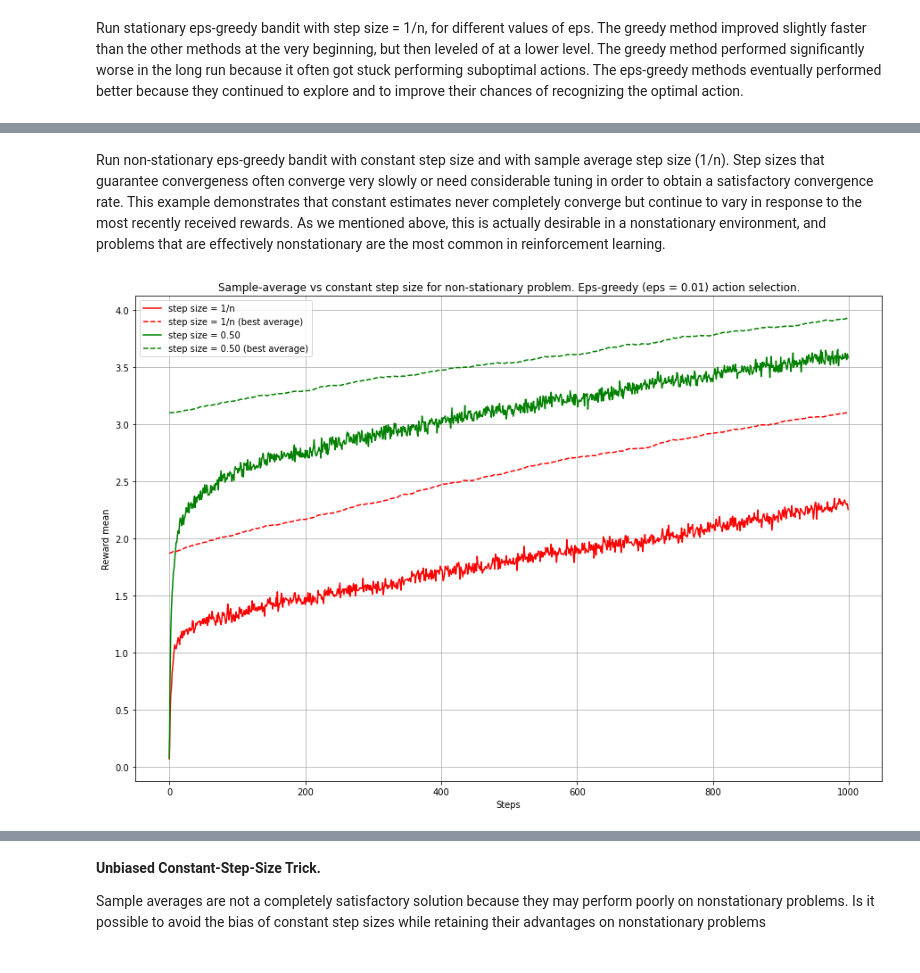
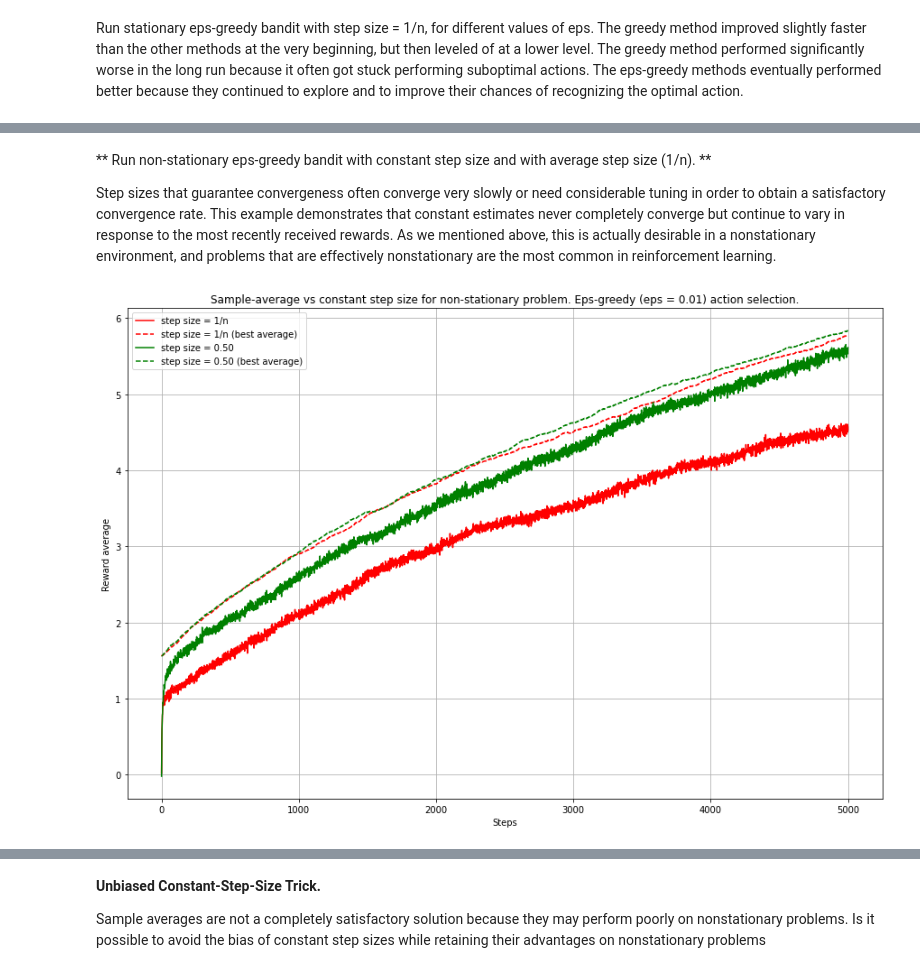
Before and after one commit to shamrous/RL, a Jupyter notebook: Bandit/Bandit.ipynb, the cells around one changed output, grey strips where cells are left out. Cells and saved outputs as stored; diff of their text form; code cells hidden in the pictures.

```diff
--- a/Bandit/Bandit.ipynb
+++ b/Bandit/Bandit.ipynb
@@ -37,7 +41,7 @@ def calculate_rewards_mean_per_step(bandits, steps):
 def draw_plot(title):
     plt.title(title)
     plt.xlabel("Steps")
-    plt.ylabel("Reward mean")
+    plt.ylabel("Reward average")
     plt.legend()
     plt.grid(True)
     plt.show()
@@ -58,13 +62,14 @@ The eps-greedy methods eventually performed better because they continued to exp
 the optimal action.
 # %%
 %%time
+steps = 2000
 fn_eps_greedy = partial(Bandit.configure,
-                    step_size = "sample_average", step_size_params = None,
-                    step_updater = "inc_to_error_stationary", step_updater_params = None,
+                    step_size = "average", step_size_params = None,
+                    step_updater = "stationary", step_updater_params = None,
                     init_Q = 0)
 
 for bandit in bandits:
-    fn_eps_greedy(bandit, action_selector = "greedy", action_selector_params = None)
+    fn_eps_greedy(bandit, action_selector = "eps_greedy", action_selector_params = None)
 steps_mean_greedy, steps_mean_greedy_best = calculate_rewards_mean_per_step(bandits, steps)
 
 for bandit in bandits:
@@ -88,32 +93,34 @@ Wall time: 3min 29s
 # %% [markdown]
-Run non-stationary eps-greedy bandit with constant step size and with sample average step size (1/n).  Step sizes that guarantee convergeness often converge very slowly or need considerable tuning in order to obtain a satisfactory convergence rate.
+** Run non-stationary eps-greedy bandit with constant step size and with average step size (1/n). **
+
+Step sizes that guarantee convergeness often converge very slowly or need considerable tuning in order to obtain a satisfactory convergence rate.
 This example demonstrates that constant estimates never completely converge but
 continue to vary in response to the most recently received rewards. As we mentioned
 above, this is actually desirable in a nonstationary environment, and problems that are
 effectively nonstationary are the most common in reinforcement learning.
 # %%
 %%time
-steps = 1000
+steps = 5000
 alpha = 0.5
 for bandit in bandits:
-    bandit.configure(step_size = "sample_average", step_size_params = None,
+    bandit.configure(step_size = "average", step_size_params = None,
                     action_selector = "eps_greedy", action_selector_params = {'eps':0.01},
-                    step_updater = "inc_to_error_non_stationary", step_updater_params = None,
+                    step_updater = "non_stationary", step_updater_params = None,
                     init_Q = 0)
 steps_mean_ns_eps_greedy, steps_mean_ns_eps_greedy_best = calculate_rewards_mean_per_step(bandits, steps)
 
 for bandit in bandits:
     bandit.configure(step_size = "constant", step_size_params = {'alpha':alpha},
                     action_selector = "eps_greedy", action_selector_params = {'eps':0.01},
-                    step_updater = "inc_to_error_non_stationary", step_updater_params = None,
+                    step_updater = "non_stationary", step_updater_params = None,
                     init_Q = 0)
 steps_mean_ns_eps_greedy_const, steps_mean_ns_eps_greedy_const_best = calculate_rewards_mean_per_step(bandits, steps)
 
 plt.figure(figsize=(15, 10))
 plt.plot(np.arange(steps), steps_mean_ns_eps_greedy, 'r', label="step size = 1/n")
 plt.plot(np.arange(steps), steps_mean_ns_eps_greedy_best, 'r--', label="step size = 1/n (best average)")
 plt.plot(np.arange(steps), steps_mean_ns_eps_greedy_const, 'g', label=("step size = %.2f" % alpha))
 plt.plot(np.arange(steps), steps_mean_ns_eps_greedy_const_best, 'g--',label=("step size = %.2f (best average)" % alpha))
 draw_plot("Sample-average vs constant step size for non-stationary problem. Eps-greedy (eps = 0.01) action selection.")
 # %% [output]
-[figure, old version]
+[figure, new version]
```
Also changed, not shown: parts of 9 cells of this notebook.
